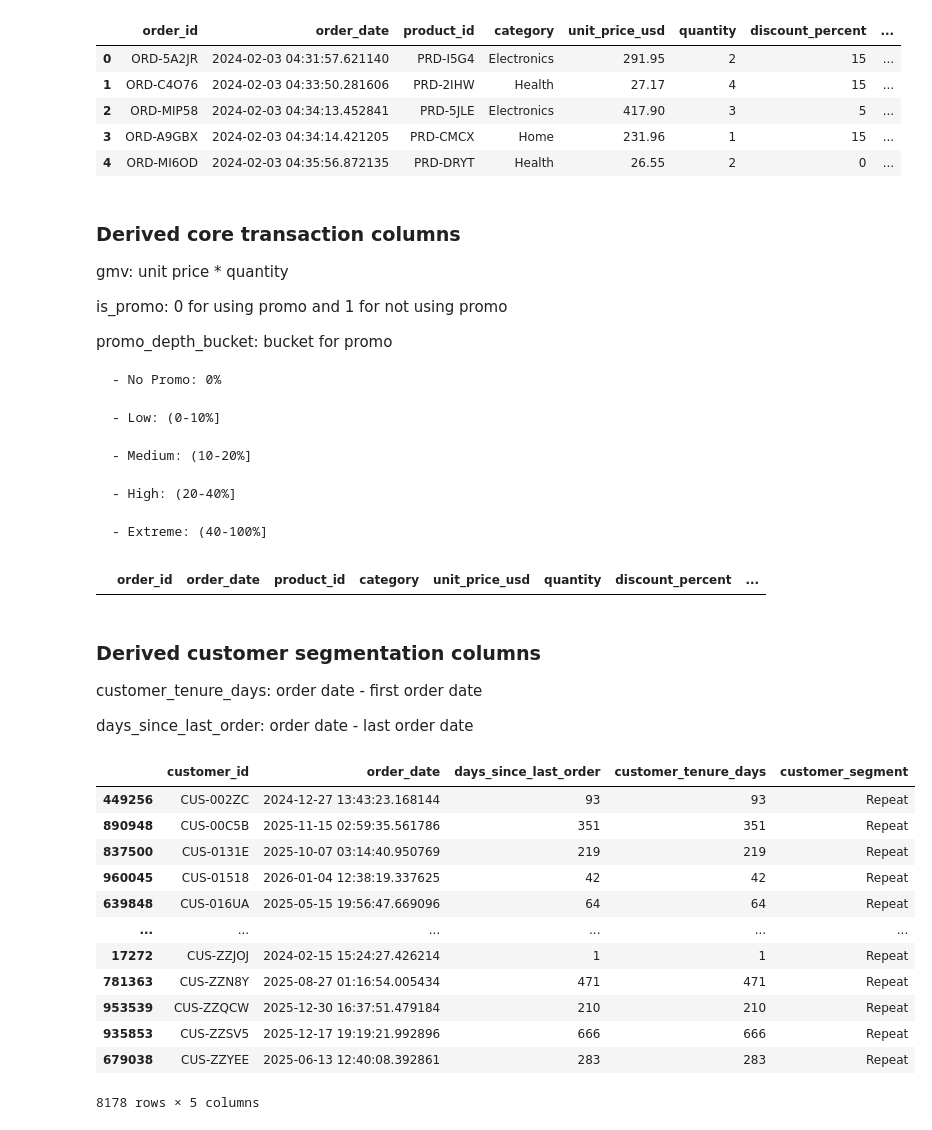
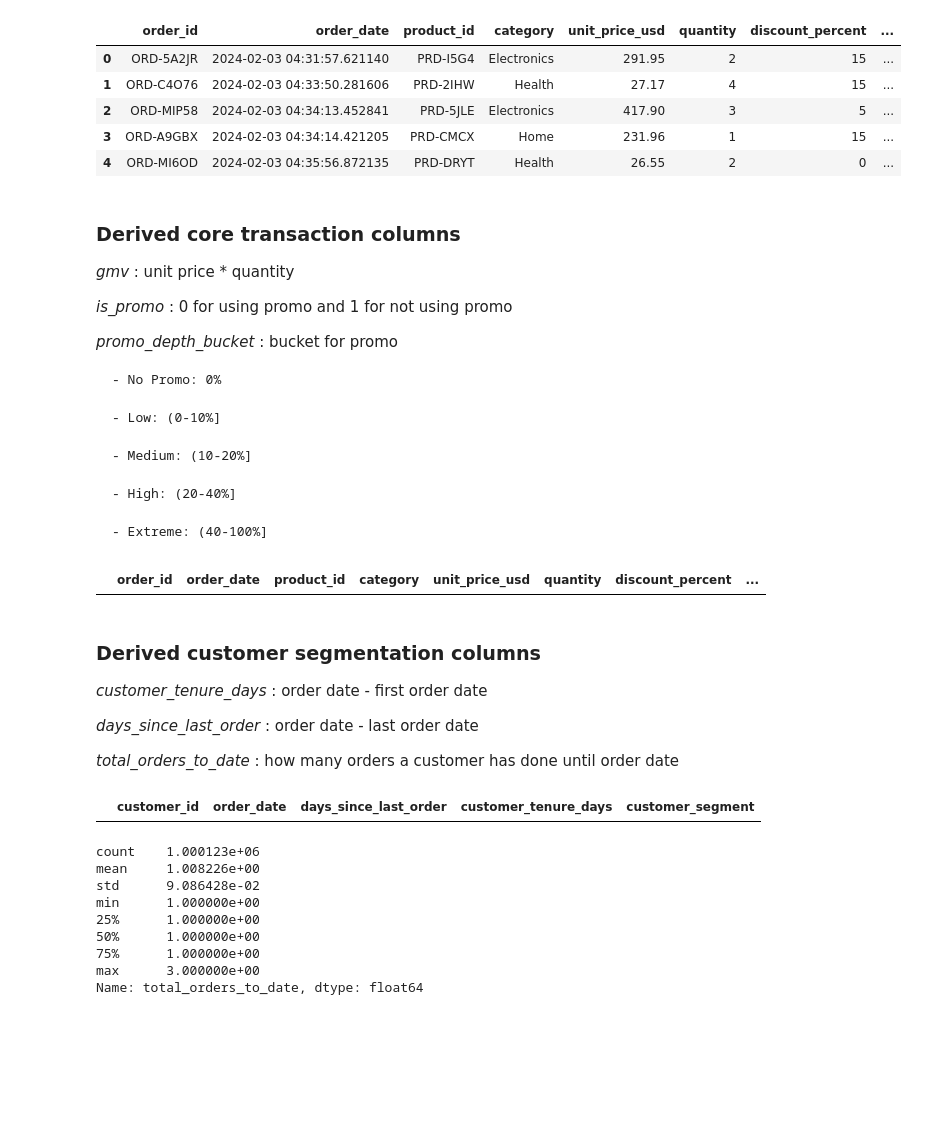
Before and after one commit to arkanhadna/promo-analysis, a Jupyter notebook: main.ipynb, the cells around one changed output. Cells and saved outputs as stored; diff of their text form; code cells hidden in the pictures; blank space fills up the shorter version.

```diff
--- a/main.ipynb
+++ b/main.ipynb
@@ -119,11 +119,12 @@ df1.head()
 | 4 | ORD-MI6OD | 2024-02-03 04:35:56.872135 | PRD-DRYT | Health | 26.55 | 2 | 0 | ... |
 # %% [markdown]
 ### Derived core transaction columns
-gmv: unit price * quantity
 
-is_promo: 0 for using promo and 1 for not using promo
+_gmv_ : unit price * quantity
 
-promo_depth_bucket: bucket for promo
+_is_promo_ : 0 for using promo and 1 for not using promo
+
+_promo_depth_bucket_ : bucket for promo
 
     - No Promo: 0%
 
@@ -148,9 +149,11 @@ df1[(df1['promo_depth_bucket']=='No Promo') & (df1['is_promo']==1)]
 # %% [markdown]
 ### Derived customer segmentation columns
 
-customer_tenure_days: order date - first order date
+_customer_tenure_days_ : order date - first order date
 
-days_since_last_order: order date - last order date
+_days_since_last_order_ : order date - last order date
+
+_total_orders_to_date_ : how many orders a customer has done until order date
 # %%
 # Ensure order_date is a datetime
 df1['order_date'] = pd.to_datetime(df1['order_date'])
@@ -184,18 +186,18 @@ def segment_customer(order_count):
 df1['customer_segment'] = df1['total_orders_to_date'].apply(segment_customer)
 # %%
 # Quick check
-df1[df1['customer_segment']!="New"][['customer_id','order_date','days_since_last_order','customer_tenure_days','customer_segment']]
+df1[df1['customer_segment']=="Frequent"][['customer_id','order_date','days_since_last_order','customer_tenure_days','customer_segment']]
 # %% [output]
 |  | customer_id | order_date | days_since_last_order | customer_tenure_days | customer_segment |
-| 449256 | CUS-002ZC | 2024-12-27 13:43:23.168144 | 93 | 93 | Repeat |
-| 890948 | CUS-00C5B | 2025-11-15 02:59:35.561786 | 351 | 351 | Repeat |
-| 837500 | CUS-0131E | 2025-10-07 03:14:40.950769 | 219 | 219 | Repeat |
-| 960045 | CUS-01518 | 2026-01-04 12:38:19.337625 | 42 | 42 | Repeat |
-| 639848 | CUS-016UA | 2025-05-15 19:56:47.669096 | 64 | 64 | Repeat |
-| ... | ... | ... | ... | ... | ... |
-| 17272 | CUS-ZZJOJ | 2024-02-15 15:24:27.426214 | 1 | 1 | Repeat |
-| 781363 | CUS-ZZN8Y | 2025-08-27 01:16:54.005434 | 471 | 471 | Repeat |
-| 953539 | CUS-ZZQCW | 2025-12-30 16:37:51.479184 | 210 | 210 | Repeat |
-| 935853 | CUS-ZZSV5 | 2025-12-17 19:19:21.992896 | 666 | 666 | Repeat |
-| 679038 | CUS-ZZYEE | 2025-06-13 12:40:08.392861 | 283 | 283 | Repeat |
-8178 rows × 5 columns
+# %%
+df1['total_orders_to_date'].describe()
+# %% [output]
+count    1.000123e+06
+mean     1.008226e+00
+std      9.086428e-02
+min      1.000000e+00
+25%      1.000000e+00
+50%      1.000000e+00
+75%      1.000000e+00
+max      3.000000e+00
+Name: total_orders_to_date, dtype: float64
```
Also changed, not shown: parts of 10 cells of this notebook.
